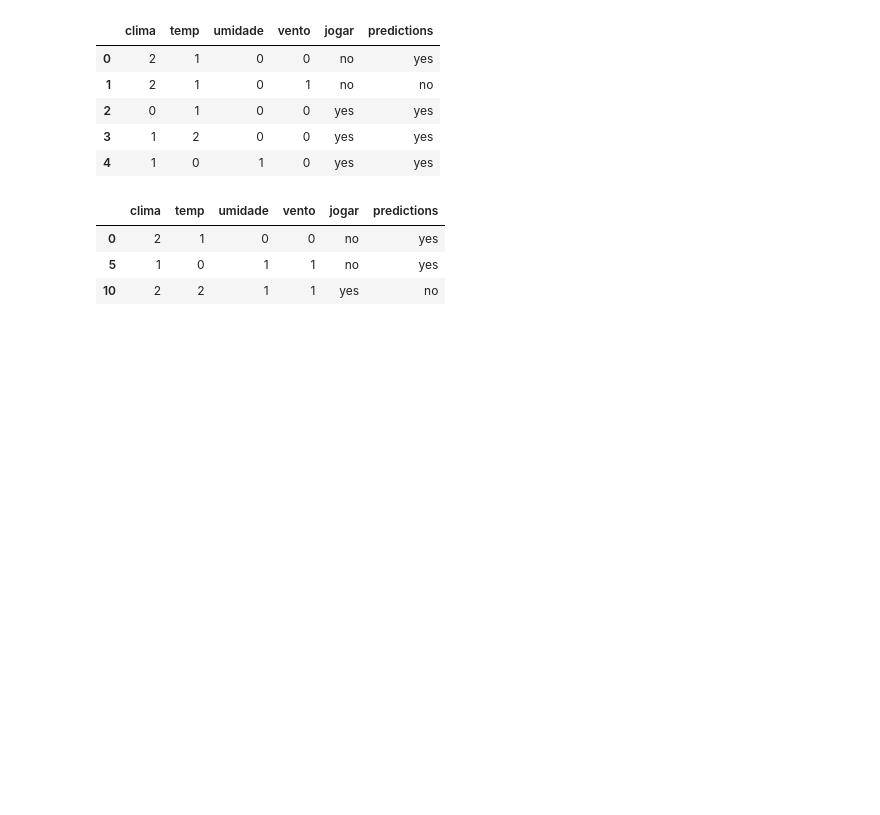
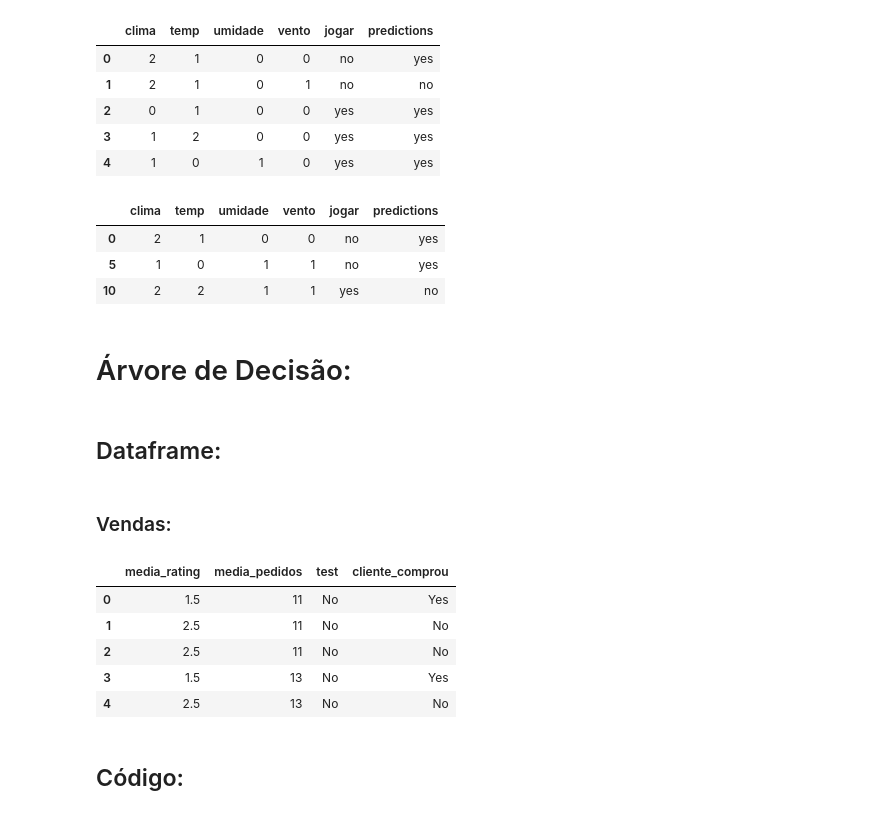
Before and after one commit to SamuelBarbosaDev/DataExpert, a Jupyter notebook: core/core/slots/8/Classification/main.ipynb, the cells around one changed output. Drawn from its saved outputs; the diff is of its cells as text; code cells hidden in the pictures; blank space fills up the shorter version.

```diff
--- a/core/core/slots/8/Classification/main.ipynb
+++ b/core/core/slots/8/Classification/main.ipynb
@@ -371,3 +386,25 @@ display(df_golf[df_golf['jogar'] != df_golf['predictions']])
 | 0 | 2 | 1 | 0 | 0 | no | yes |
 | 5 | 1 | 0 | 1 | 1 | no | yes |
 | 10 | 2 | 2 | 1 | 1 | yes | no |
+# %% [markdown]
+# Árvore de Decisão:
+# %% [markdown]
+## Dataframe:
+# %% [markdown]
+### Vendas:
+# %%
+path = r'../../../../data/vendas.xlsx'
+df_sales = pd.read_excel(
+    io=path
+)
+# %%
+display(df_sales.head())
+# %% [output]
+|  | media_rating | media_pedidos | test | cliente_comprou |
+| 0 | 1.5 | 11 | No | Yes |
+| 1 | 2.5 | 11 | No | No |
+| 2 | 2.5 | 11 | No | No |
+| 3 | 1.5 | 13 | No | Yes |
+| 4 | 2.5 | 13 | No | No |
+# %% [markdown]
+## Código:
```
Also changed, not shown: parts of 61 cells of this notebook, 1 other file.
